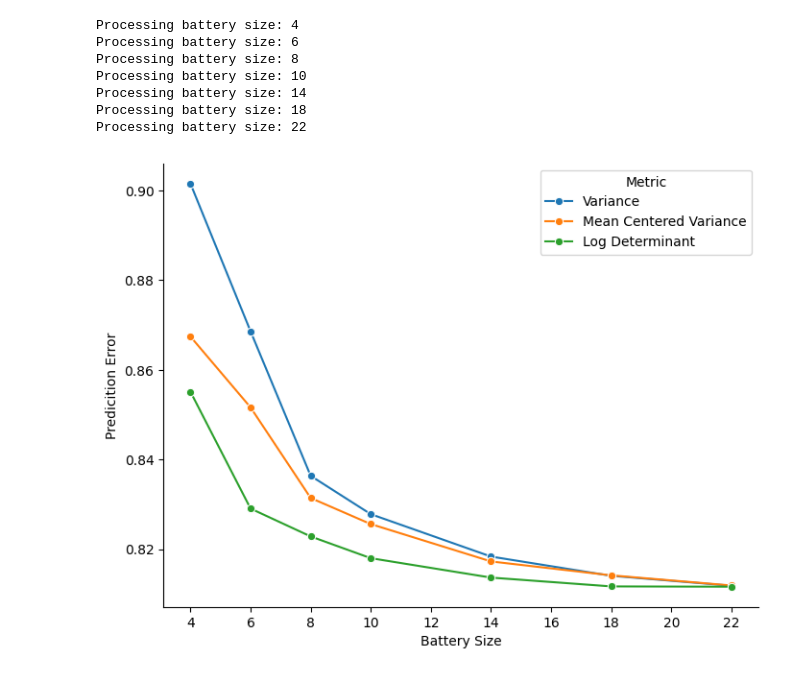
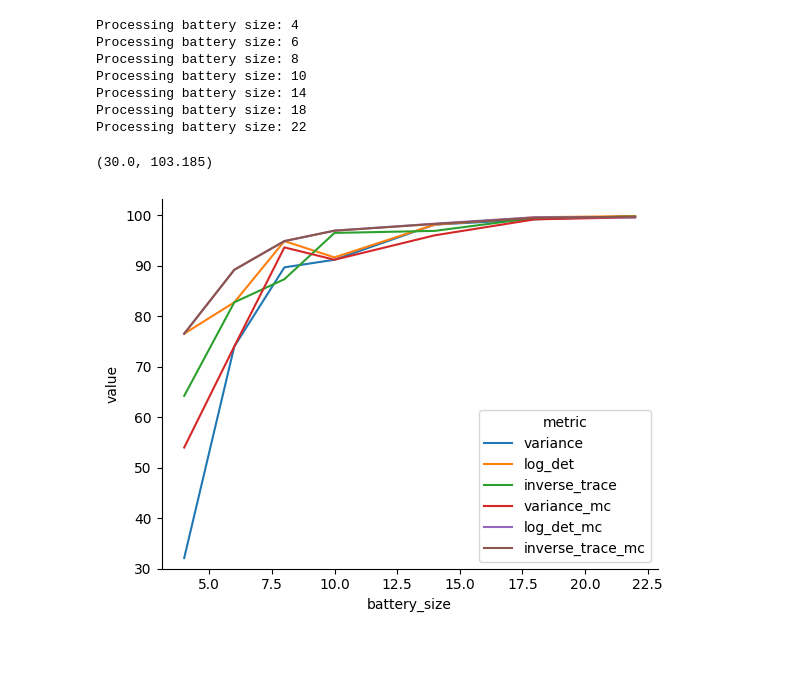
Before and after one commit to DiedrichsenLab/OptimalBattery, a Jupyter notebook: notebooks/5.sim_eval_multi_randLib.ipynb, the cells around one changed output. Cells and saved outputs as stored; diff of their text form; code cells hidden in the pictures.

```diff
--- a/notebooks/5.sim_eval_multi_randLib.ipynb
+++ b/notebooks/5.sim_eval_multi_randLib.ipynb
@@ -125,28 +117,25 @@ plt.show()
 battery_sizes = [4,6,8,10,14,18,22]
 noise = 1
 # %%
-results_list = []
+results_list = {'battery_size':[], 'metric':[], 'value':[]}
 
 for i in battery_sizes:
     print(f"Processing battery size: {i}")
 
     # Generate task combinations and evaluate
-    D = ut.build_combinations(G_lib, strategy='random', n_iter=5000, n_tasks=i, seed=2, replacement=True)
+    D = ut.build_combinations(G_lib, strategy='random', n_iter=2000, n_tasks=i, seed=2, replacement=True)
+    D = D.reset_index(drop=True)
     D_ev = ev.sim_evaluate_dataframe_multiregion(D, Y_true, V_lib, U_true_5, sig_e=noise, vtest=vtest, ytest=ytest)
-    D_ev = D_ev.reset_index(drop=True)
 
-    # Perform max value distribution analysis
-    num_batteries = 2000
-    num_iterations = 100
-    eval_metric = 'cos'
-    output_df = ut.max_value_distribution_analysis(D_ev, num_batteries, num_iterations, eval_metric)
-    output_long = output_df.melt(var_name="metric", value_name="value")
+    # Get the best battery for each metric
+    for metric in metrics:
+        best_battery = D_ev.loc[D_ev[metric].idxmax()]  # Get the battery with the highest value of the metric
+        results_list['battery_size'].append(i)
+        results_list['metric'].append(metric)
+        results_list['value'].append(best_battery['perc'])
 
-    output_long["battery_size"] = i
 
-    results_list.append(output_long)
-
-results_df = pd.concat(results_list, ignore_index=True)
+results_df = pd.DataFrame(results_list)
 # %% [output]
 Processing battery size: 4
 Processing battery size: 6
@@ -155,39 +144,10 @@ Processing battery size: 10
 Processing battery size: 14
 Processing battery size: 18
 Processing battery size: 22
-# %%
-#include only rows with metric  = 'variance' or 'variance_mc' or 'log_det_mc' nad change the metric name to 'variance',' Mean Centered Variance' and 'Log Determinant'
-results_df = results_df.loc[results_df['metric'].isin(['variance','variance_mc','log_det_mc'])]
-results_df['metric'] = results_df['metric'].replace({'variance':'Variance','variance_mc':'Mean Centered Variance','log_det_mc':'Log Determinant'})
-# %%
-
-agg_df = results_df.groupby(["battery_size", "metric"], as_index=False).agg(
-    mean_value=("value", "mean")
-)
-
-palette = sns.color_palette("tab10", n_colors=agg_df["metric"].nunique())
-
-plt.figure(figsize=(8, 6))
-
-sns.lineplot(
-    data=results_df,
-    x="battery_size",
-    y="value",
-    hue="metric",
-    marker="o",
-    palette=palette,
-    errorbar=None
-)
-
-xticks = np.arange(4, 24, 2)
-plt.xticks(xticks)
-
-plt.xlabel("Battery Size")
-plt.ylabel("Predicition Error")
-plt.legend(title="Metric")
-sns.despine()
-
-
-plt.show()
-# %% [output]
-[figure, removed]
+# %%
+sns.lineplot(data=results_df, x='battery_size', y='value', hue='metric')
+sns.despine()
+plt.ylim(bottom=30)
+# %% [output]
+(30.0, 103.185)
+[figure, added]
```
Also changed, not shown: parts of 3 cells of this notebook, 9 other files.
